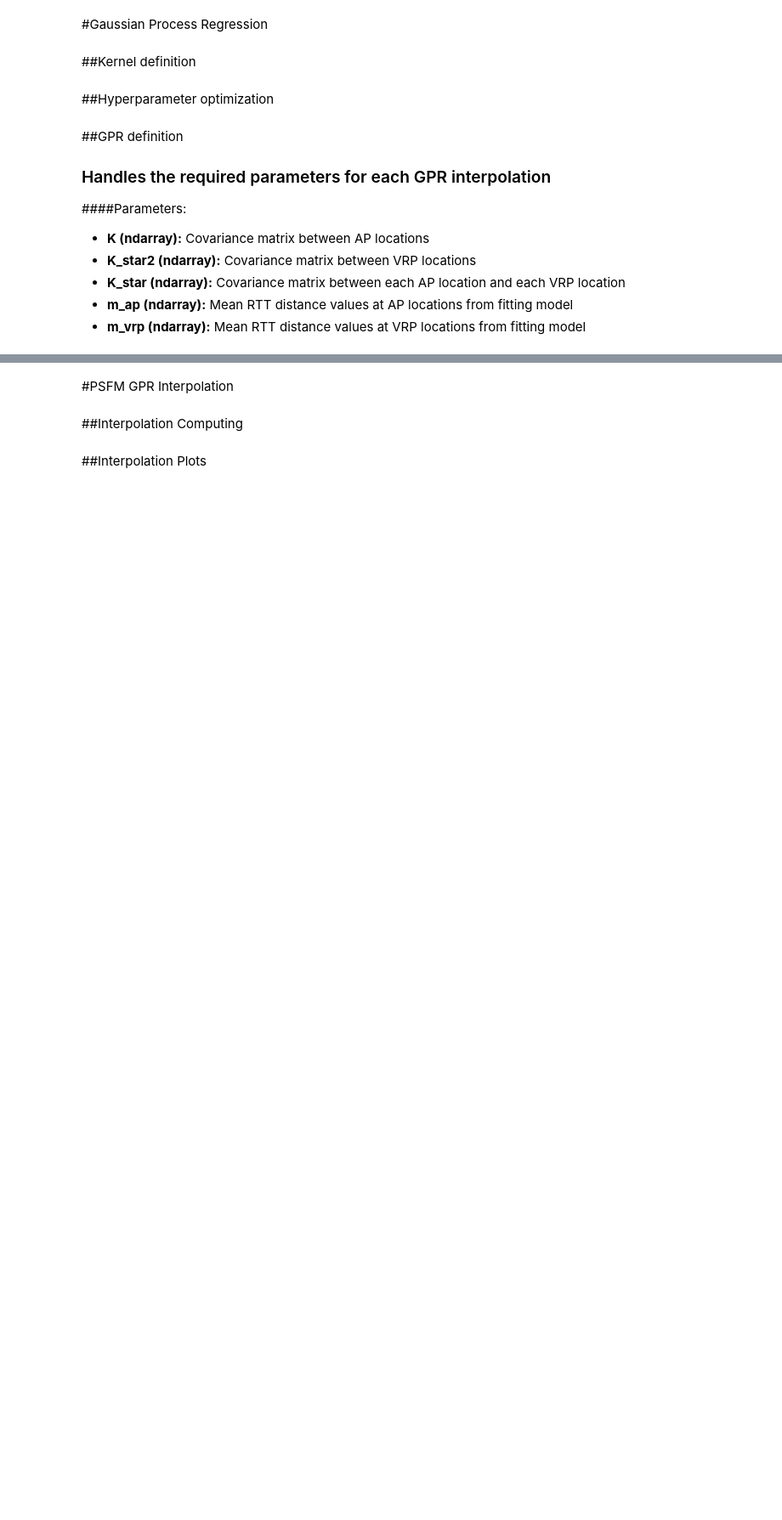
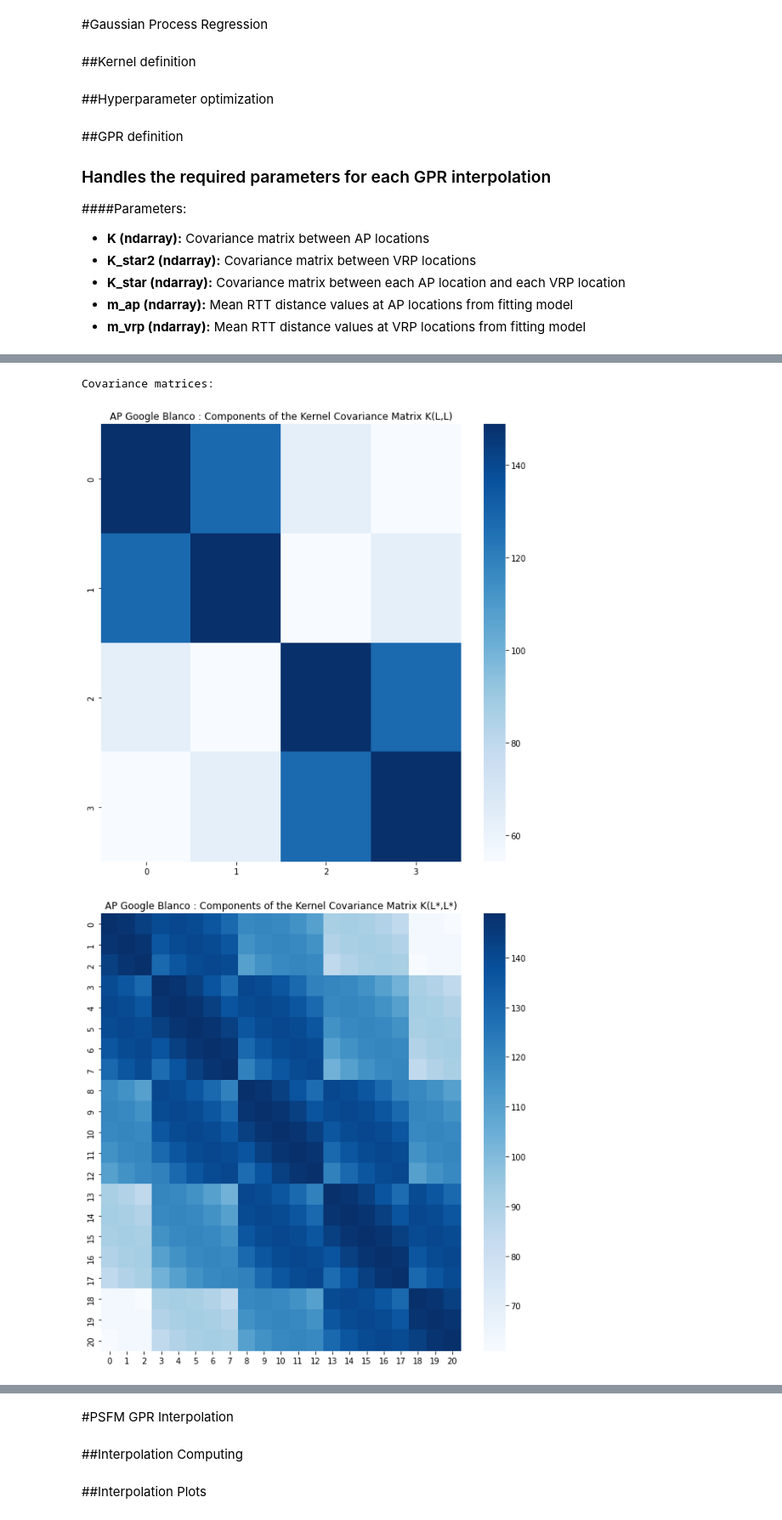
Before and after one commit to carlogattuso/Indoor_Positioning_RTT_GPR, a Jupyter notebook: ap_obs.ipynb, the cells around one changed output, grey strips where cells are left out. Shown at 85% size. Drawn from its saved outputs; the diff is of its cells as text; code cells hidden in the pictures; blank space fills up the shorter version.

```diff
--- a/ap_obs.ipynb
+++ b/ap_obs.ipynb
@@ -31,10 +31,8 @@ Mounted at /content/drive
 # %% [markdown]
 #Utils
 # %%
-def get_location(loc, value):
-    print(loc)
-    print(value)
-    return np.where((loc[:,0] == value[0])&(loc[:,1] == value[1]))[0][0]
+def get_location(arr, loc):
+  return np.where((arr[:,0] == loc[0])&(arr[:,1] == loc[1]))[0][0]
 # %% [markdown]
 #Dataset Reading
 # %%
@@ -705,0 +773,35 @@ def compute_k_star2_matrix(ref, sigma_f=1, l=1):
+# %%
+#@title ##Covariance Matrices Plot
+ap_selected = "Google Blanco"  #@param ['Google Blanco', 'Linksys 1', 'Google Azul', 'Linksys 2', 'Google Rojo', 'Linksys 3', 'Google Verde']
+sample = 8 #@param {type:"slider", min:0, max:100, step:1}
+
+try:
+  ap_indexes[ap_selected]
+except:
+  ap_selected = ap_labels[0]
+
+"""
+Kernel Covariance Matrix K(L,L)
+"""
+fig, ax = plt.subplots(figsize=(points_y*2, points_x*2))
+sns.heatmap(data=k_array[sample][int(ap_indexes[ap_selected])].astype(np.float), cmap='Blues', ax=ax)
+ax.set(title='AP '+ap_selected+' : Components of the Kernel Covariance Matrix K(L,L)')
+
+"""
+Kernel Covariance Matrix K(L*,L*)
+"""
+fig, ax = plt.subplots(figsize=(points_y*2, points_x*2))
+sns.heatmap(data=k_star2_array[sample][int(ap_indexes[ap_selected])].astype(np.float), cmap='Blues', ax=ax)
+ax.set(title='AP '+ap_selected+' : Components of the Kernel Covariance Matrix K(L*,L*)')
+
+"""
+Kernel Covariance Matrix K(L*,L)
+"""
+fig, ax = plt.subplots(figsize=(points_y*2, points_x*2))
+sns.heatmap(data=k_star_array[sample][int(ap_indexes[ap_selected])].astype(np.float), cmap='Blues', ax=ax)
+ax.set(title='AP '+ap_selected+' : Components of the Kernel Covariance Matrix K(L*,L)')
+print("\nCovariance matrices: \n\n")
+# %% [output]
+Covariance matrices:
+[figure, added]
+[figure, added]
```
Also changed, not shown: parts of 24 cells of this notebook.
